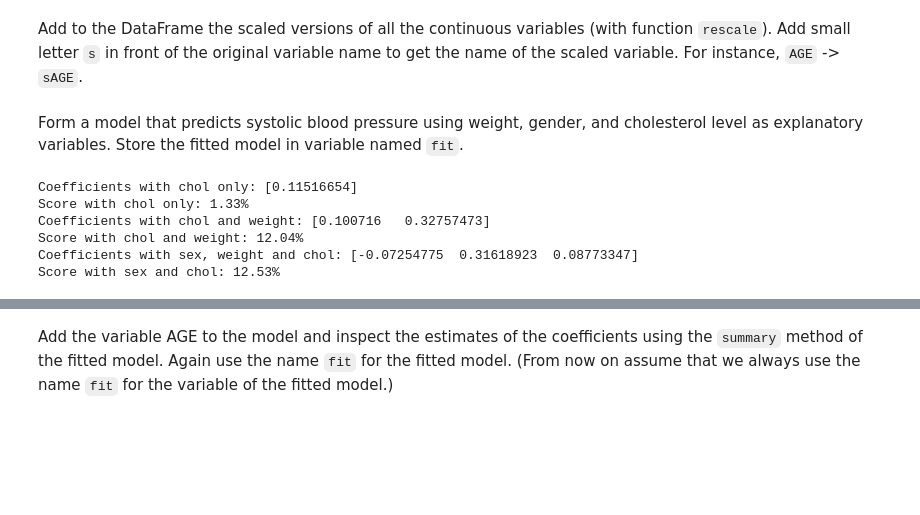
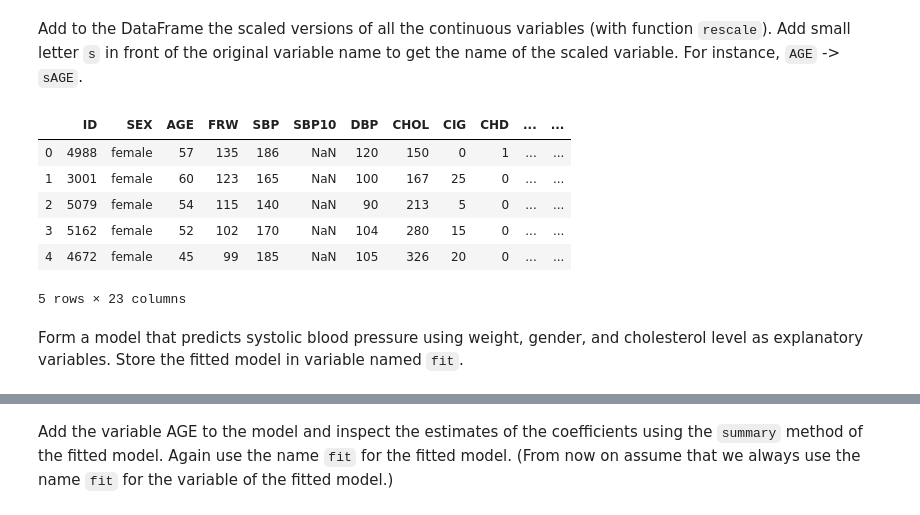
Before and after one commit to nopomi/hy-data-analysis-python-2019, a Jupyter notebook: hy-data-analysis-with-python-2020/part08-e01_regression/src/project_notebook_regression_analysis.ipynb, the cells around one changed output, grey strips where cells are left out. Saved outputs shown, nothing was run; the diff lists cells and outputs as text; code cells hidden in the pictures; blank space fills up the shorter version.

```diff
--- a/hy-data-analysis-with-python-2020/part08-e01_regression/src/project_notebook_regression_analysis.ipynb
+++ b/hy-data-analysis-with-python-2020/part08-e01_regression/src/project_notebook_regression_analysis.ipynb
@@ -65,40 +65,16 @@ Add to the DataFrame the scaled versions of all the continuous variables (with f
 # %%
 # exercise 3
 for c in fram:
-    if (fram[c].dtype != object) & (c != "ID"):
+    if (fram[c].dtype != object) & (c != "ID") & (c != "SBP"):
         fram["s" + c] = rescale(fram[c])
 fram.head()
+# %% [output]
+|  | ID | SEX | AGE | FRW | SBP | SBP10 | DBP | CHOL | CIG | CHD | ... | ... |
+| 0 | 4988 | female | 57 | 135 | 186 | NaN | 120 | 150 | 0 | 1 | ... | ... |
+| 1 | 3001 | female | 60 | 123 | 165 | NaN | 100 | 167 | 25 | 0 | ... | ... |
+| 2 | 5079 | female | 54 | 115 | 140 | NaN | 90 | 213 | 5 | 0 | ... | ... |
+| 3 | 5162 | female | 52 | 102 | 170 | NaN | 104 | 280 | 15 | 0 | ... | ... |
+| 4 | 4672 | female | 45 | 99 | 185 | NaN | 105 | 326 | 20 | 0 | ... | ... |
+5 rows × 23 columns
 # %% [markdown]
 Form a model that predicts systolic blood pressure using weight, gender, and cholesterol level as explanatory variables. Store the fitted model in variable named `fit`.
-# %%
-# exercise 4
-
-
-fram["mSEX"] = fram["SEX"].map({"female":0, "male":1})
-
-model = LinearRegression()
-X = fram[["sCHOL"]]
-y = fram["sSBP"]
-fit = model.fit(X, y)
-print(f"Coefficients with chol only: {fit.coef_}")
-print(f"Score with chol only: {fit.score(X,y):.2%}")
-
-model = LinearRegression()
-X = fram[["sCHOL", "sFRW"]]
-y = fram["sSBP"]
-fit = model.fit(X, y)
-print(f"Coefficients with chol and weight: {fit.coef_}")
-print(f"Score with chol and weight: {fit.score(X,y):.2%}")
-
-X = fram[["mSEX", "sFRW","sCHOL"]]
-y = fram["sSBP"]
-fit = model.fit(X, y)
-print(f"Coefficients with sex, weight and chol: {fit.coef_}")
-print(f"Score with sex and chol: {fit.score(X,y):.2%}")
-# %% [output]
-Coefficients with chol only: [0.11516654]
-Score with chol only: 1.33%
-Coefficients with chol and weight: [0.100716   0.32757473]
-Score with chol and weight: 12.04%
-Coefficients with sex, weight and chol: [-0.07254775  0.31618923  0.08773347]
-Score with sex and chol: 12.53%
```
Also changed, not shown: parts of 20 cells of this notebook.
